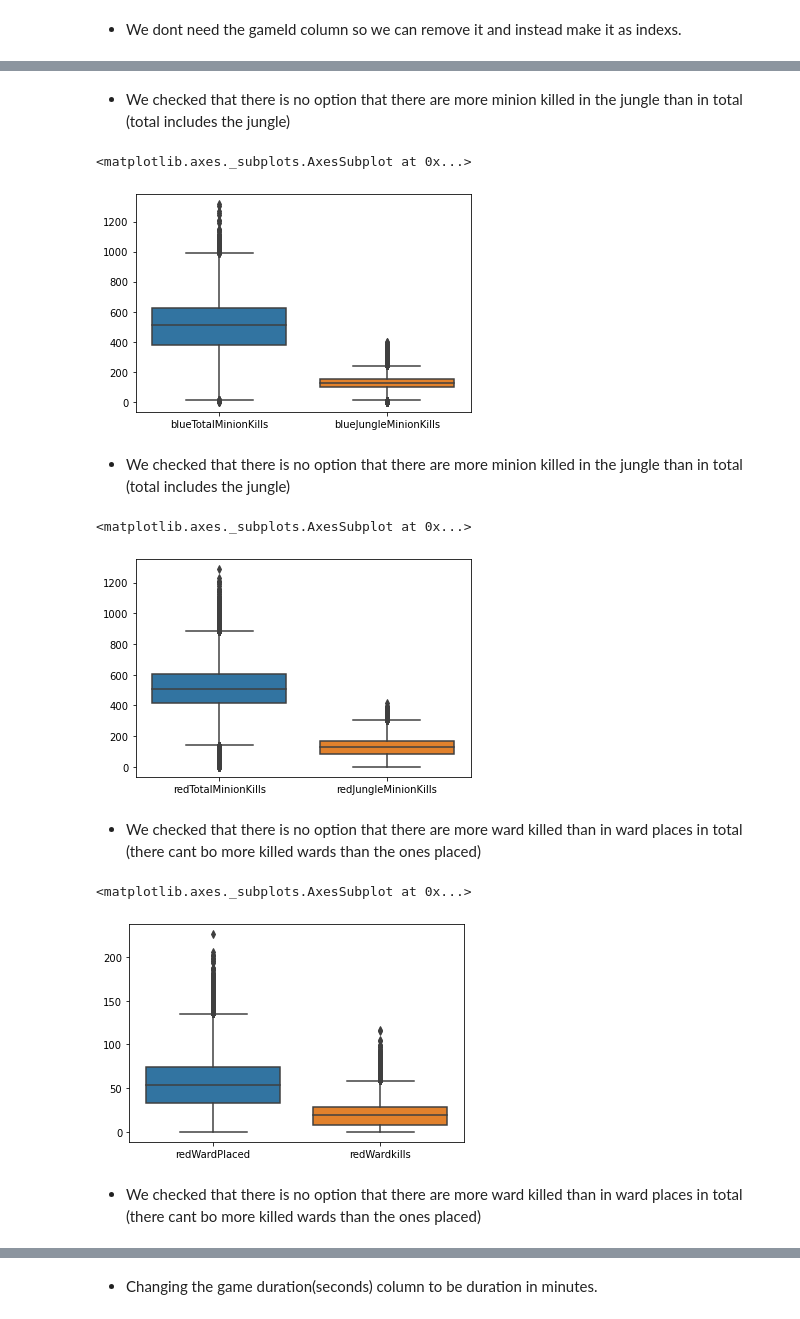
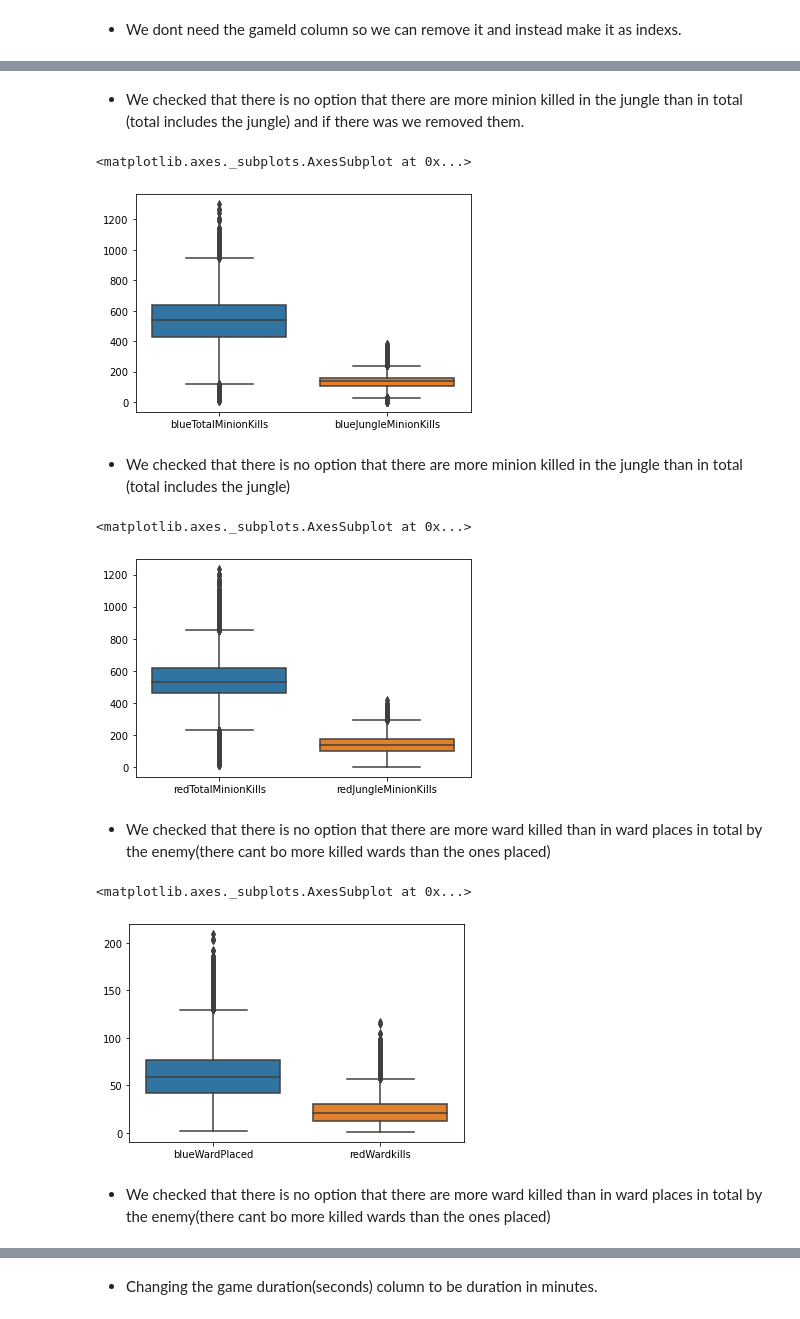
Before and after one commit to yalisofer94/Python-lol-prediction, a Jupyter notebook: lol_analysis1.ipynb, the cells around one changed output, grey strips where cells are left out. Drawn from its saved outputs; the diff is of its cells as text; code cells hidden in the pictures.

```diff
--- a/lol_analysis1.ipynb
+++ b/lol_analysis1.ipynb
@@ -95,3 +97,5 @@ So we will enter there the mean value and not zero so we will not damage the dat
 # %%
 len(df['gameId'].unique())
 df.drop_duplicates(subset=['gameId'], keep='first', inplace=True)
+df = df.drop(df[(df.blueWardPlaced == 0) & (df.blueWardkills == 0) & (df.redWardPlaced == 0) & (df.redWardkills == 0)].index)
+df.describe(include="all")
@@ -128,7 +147,10 @@ array(['Red', 'Blue'], dtype=object)
 - Filling all the NaN values in the categorial features to the top value of each feature.
 # %%
+df['FirstBaron'].fillna(0, inplace = True)
+df['FirstDragon'].fillna(0, inplace = True)
+df = df.drop(df[(df.FirstBaron == 0) & (df.FirstDragon == 0)].index)
+df.replace(0, np.nan, inplace=True)
 df['FirstBaron'].fillna('Red', inplace = True)
 df['FirstDragon'].fillna('Red', inplace = True)
 df.describe(include="all")
-df.info()
 # %% [output]
@@ -165,24 +182,30 @@ df.head()
 # %% [markdown]
-- We checked that there is no option that there are more minion killed in the jungle than in total (total includes the jungle)
+- We checked that there is no option that there are more minion killed in the jungle than in total (total includes the jungle) and if there was we removed them.
+# %%
+df = df[df['blueJungleMinionKills'] <= df['blueTotalMinionKills']]
+df = df[df['redJungleMinionKills'] <= df['redTotalMinionKills']]
 # %%
 sns.boxplot(data=df[['blueTotalMinionKills', 'blueJungleMinionKills']])
 # %% [output]
 <matplotlib.axes._subplots.AxesSubplot at 0x...>
-[figure, old version]
+[figure, new version]
 # %% [markdown]
 * We checked that there is no option that there are more minion killed in the jungle than in total (total includes the jungle)
 # %%
 sns.boxplot(data=df[['redTotalMinionKills', 'redJungleMinionKills']])
 # %% [output]
 <matplotlib.axes._subplots.AxesSubplot at 0x...>
-[figure, old version]
+[figure, new version]
 # %% [markdown]
-- We checked that there is no option that there are more ward killed than in ward places in total (there cant bo more killed wards than the ones placed)
+- We checked that there is no option that there are more ward killed than in ward places in total by the enemy(there cant bo more killed wards than the ones placed)
+# %%
+df = df[df['redWardkills'] <= df['blueWardPlaced']]
+df = df[df['blueWardkills'] <= df['redWardPlaced']]
 # %%
-sns.boxplot(data=df[['redWardPlaced', 'redWardkills']])
+sns.boxplot(data=df[['blueWardPlaced', 'redWardkills']])
 # %% [output]
 <matplotlib.axes._subplots.AxesSubplot at 0x...>
-[figure, old version]
+[figure, new version]
 # %% [markdown]
-- We checked that there is no option that there are more ward killed than in ward places in total (there cant bo more killed wards than the ones placed)
+- We checked that there is no option that there are more ward killed than in ward places in total by the enemy(there cant bo more killed wards than the ones placed)
 # %%
```
Also changed, not shown: parts of 23 cells of this notebook, 1 other file.
